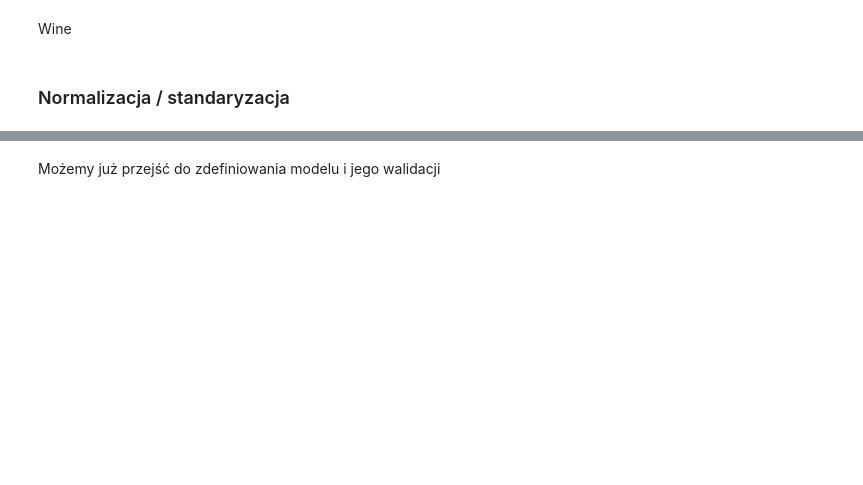
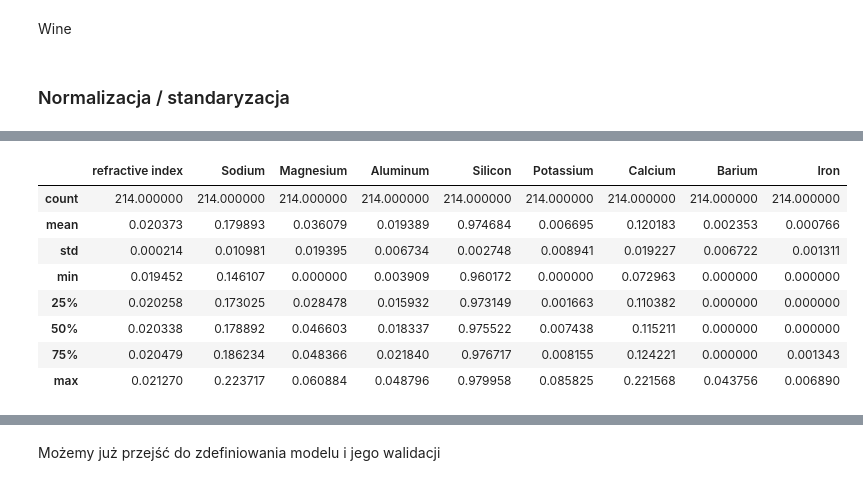
Before and after one commit to Mateusz-Matejko/data-science-bootcamp, a Jupyter notebook: VIII-clasification/notebooks/4_Naive_Bayes.ipynb, the cells around one changed output, grey strips where cells are left out. Cells and saved outputs as stored; diff of their text form; code cells hidden in the pictures; blank space fills up the shorter version.

```diff
--- a/VIII-clasification/notebooks/4_Naive_Bayes.ipynb
+++ b/VIII-clasification/notebooks/4_Naive_Bayes.ipynb
@@ -34,0 +76,8 @@ Wine
+# %%
+from sklearn.preprocessing import Normalizer, StandardScaler, MinMaxScaler
+
+
+min_max = MinMaxScaler()
+normalizer = Normalizer()
+standard_scaller = StandardScaler()
+standarizer = StandardScaler()
@@ -34,0 +96,19 @@ Wine
+# %%
+X_normalized = X.copy()
+
+normalizer.fit(X)
+X_matrix = normalizer.transform(X)
+
+X_normalized[:] = X_matrix
+# %%
+X_normalized.describe()
+# %% [output]
+|  | refractive index | Sodium | Magnesium | Aluminum | Silicon | Potassium | Calcium | Barium | Iron |
+| count | 214.000000 | 214.000000 | 214.000000 | 214.000000 | 214.000000 | 214.000000 | 214.000000 | 214.000000 | 214.000000 |
+| mean | 0.020373 | 0.179893 | 0.036079 | 0.019389 | 0.974684 | 0.006695 | 0.120183 | 0.002353 | 0.000766 |
+| std | 0.000214 | 0.010981 | 0.019395 | 0.006734 | 0.002748 | 0.008941 | 0.019227 | 0.006722 | 0.001311 |
+| min | 0.019452 | 0.146107 | 0.000000 | 0.003909 | 0.960172 | 0.000000 | 0.072963 | 0.000000 | 0.000000 |
+| 25% | 0.020258 | 0.173025 | 0.028478 | 0.015932 | 0.973149 | 0.001663 | 0.110382 | 0.000000 | 0.000000 |
+| 50% | 0.020338 | 0.178892 | 0.046603 | 0.018337 | 0.975522 | 0.007438 | 0.115211 | 0.000000 | 0.000000 |
+| 75% | 0.020479 | 0.186234 | 0.048366 | 0.021840 | 0.976717 | 0.008155 | 0.124221 | 0.000000 | 0.001343 |
+| max | 0.021270 | 0.223717 | 0.060884 | 0.048796 | 0.979958 | 0.085825 | 0.221568 | 0.043756 | 0.006890 |
```
Also changed, not shown: parts of 16 cells of this notebook, 6 other files.
